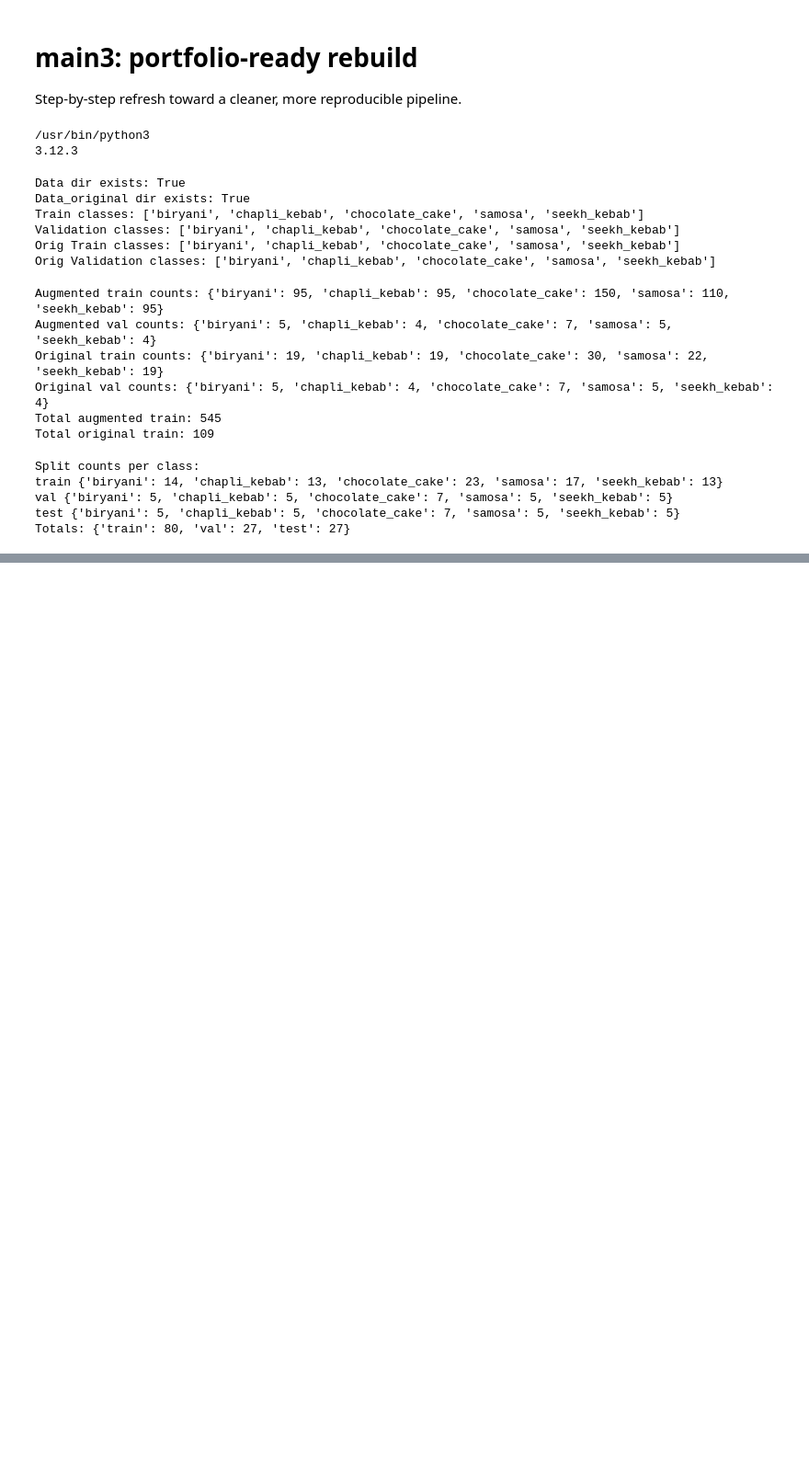
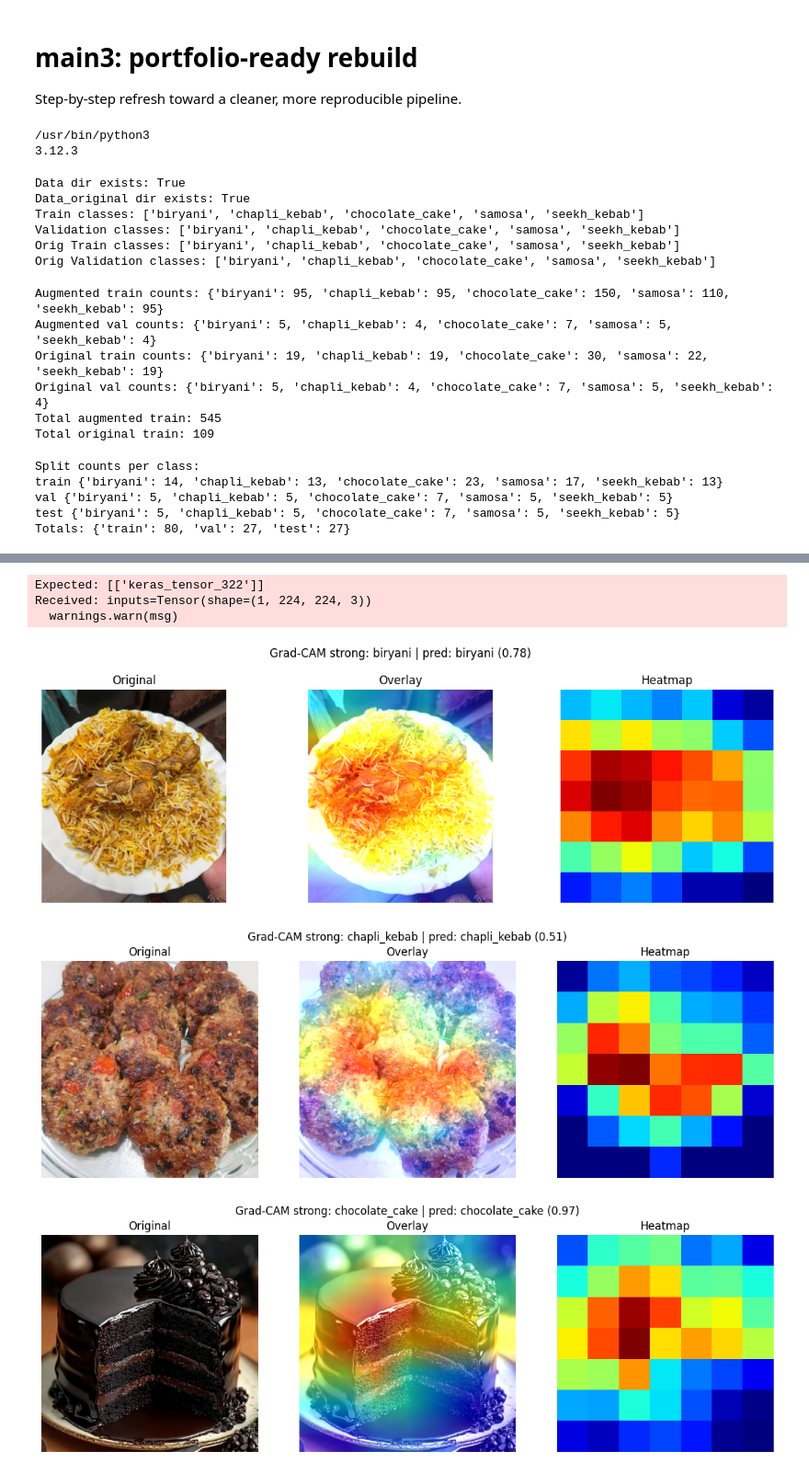
Before and after one commit to Junaid7200/TransferLearning-MobileNetV2-GradCam-5Foods, a Jupyter notebook: main3.ipynb, the cells around one changed output, grey strips where cells are left out. Shown at 92% size. Drawn from its saved outputs; the diff is of its cells as text; code cells hidden in the pictures; blank space fills up the shorter version.

```diff
--- a/main3.ipynb
+++ b/main3.ipynb
@@ -181,0 +379,58 @@ print('Classes:', train_gen.class_indices)
+# %%
+# Stronger Grad-CAM overlay + explicit heatmap
+import matplotlib.cm as cm
+import numpy as np
+from pathlib import Path
+import warnings
+from matplotlib import MatplotlibDeprecationWarning
+warnings.filterwarnings('ignore', category=MatplotlibDeprecationWarning)
+
+def overlay_heatmap_strong(img_path, heatmap, alpha=0.65, cmap='jet'):
+    img = image.load_img(img_path)
+    img = image.img_to_array(img).astype('float32') / 255.0
+    heatmap_uint8 = np.uint8(255 * heatmap)
+    colormap = cm.get_cmap(cmap)
+    colored = colormap(heatmap_uint8)[..., :3]
+    colored = tf.image.resize(colored, (img.shape[0], img.shape[1])).numpy()
+    overlay = np.clip(colored * alpha + img, 0, 1)
+    return (img * 255).astype('uint8'), (overlay * 255).astype('uint8'), heatmap_uint8
+
+sample_paths = []
+for cls in ['biryani', 'chapli_kebab', 'chocolate_cake', 'samosa', 'seekh_kebab']:
+    candidates = sorted((Path('Data_split/test') / cls).glob('*.jpg'))
+    if candidates:
+        sample_paths.append(candidates[0])
+
+for img_path in sample_paths:
+    arr = preprocess_for_model(img_path)
+    heatmap = make_gradcam_heatmap(arr, model, last_conv_layer_name='Conv_1')
+    original, overlay, heatmap_uint8 = overlay_heatmap_strong(img_path, heatmap)
+    preds = model(arr, training=False).numpy()[0]
+    pred_idx = np.argmax(preds)
+    class_names = list(train_gen.class_indices.keys())
+    pred_label = class_names[pred_idx]
+    conf = preds[pred_idx]
+
+    plt.figure(figsize=(12, 4))
+    plt.suptitle(f"Grad-CAM strong: {img_path.parent.name} | pred: {pred_label} ({conf:.2f})")
+    plt.subplot(1, 3, 1)
+    plt.imshow(original)
+    plt.axis('off')
+    plt.title('Original')
+    plt.subplot(1, 3, 2)
+    plt.imshow(overlay)
+    plt.axis('off')
+    plt.title('Overlay')
+    plt.subplot(1, 3, 3)
+    plt.imshow(heatmap_uint8, cmap='jet')
+    plt.axis('off')
+    plt.title('Heatmap')
+    plt.tight_layout()
+    plt.show()
+# %% [output]
+Expected: [['keras_tensor_322']]
+Received: inputs=Tensor(shape=(1, 224, 224, 3))
+  warnings.warn(msg)
+[figure, added]
+[figure, added]
+[figure, added]
```
Also changed, not shown: parts of 8 cells of this notebook, 1 other file.
